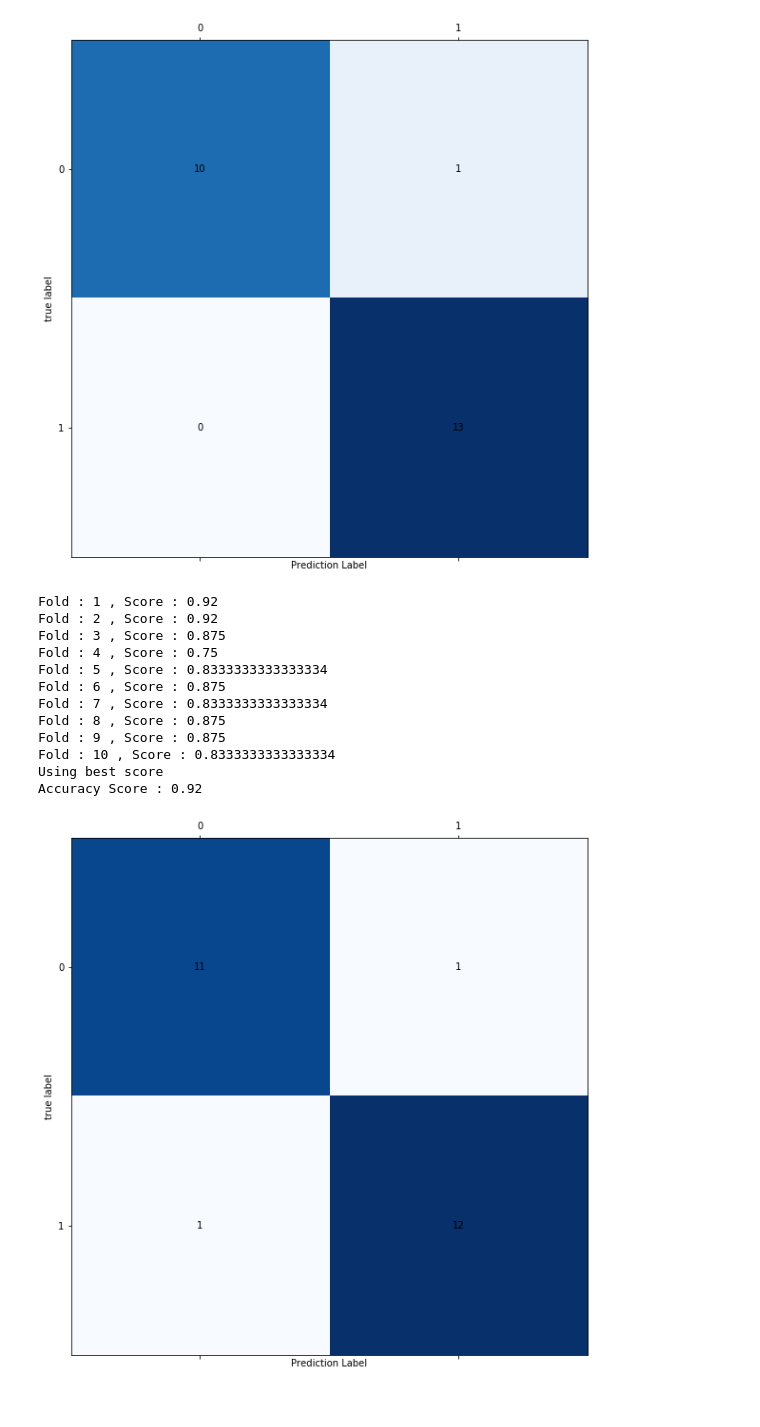
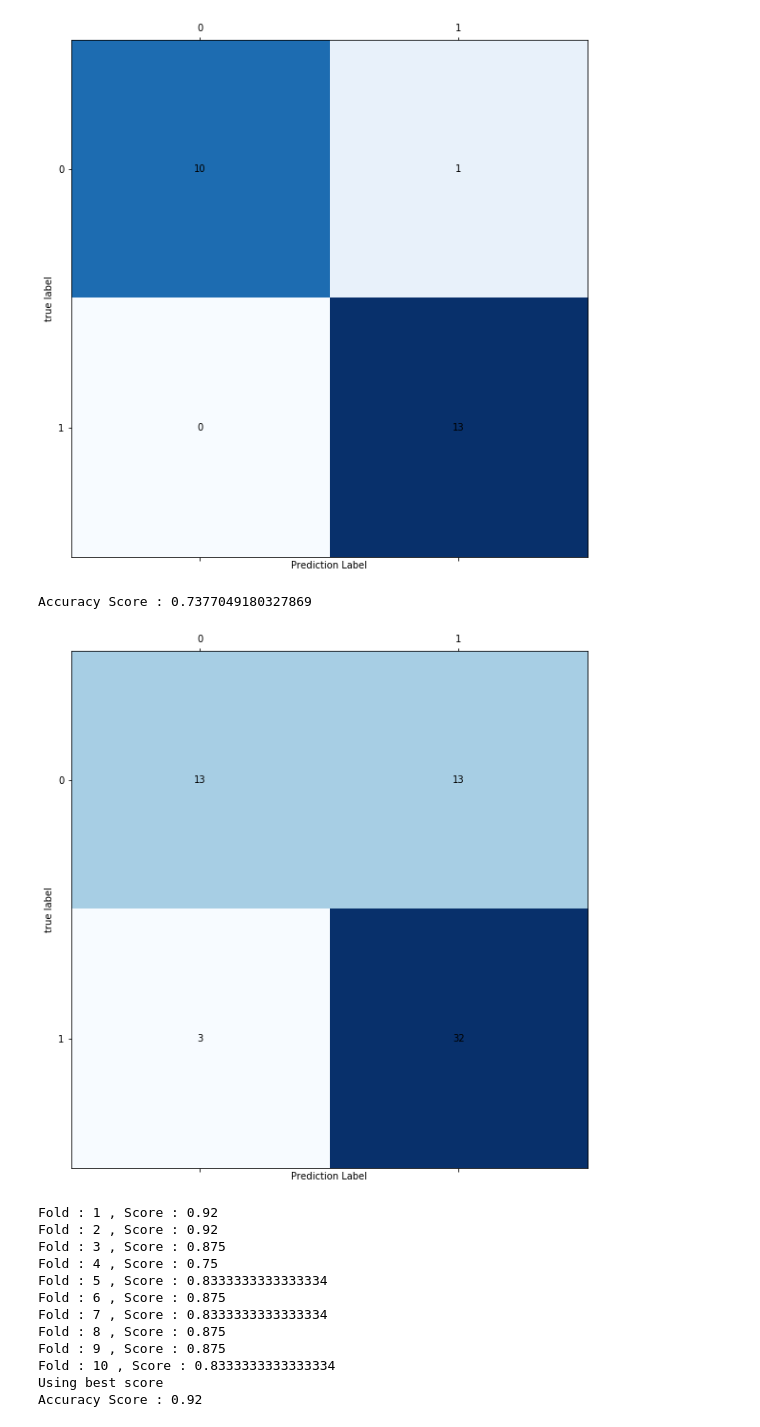
Before and after one commit to MusaTamzid05/ThesisModels, a Jupyter notebook: heat-attack-prediction/Prototype-4(Data_Spliting).ipynb, the cells around one changed output. Saved outputs shown, nothing was run; the diff lists cells and outputs as text; code cells hidden in the pictures.

```diff
--- a/heat-attack-prediction/Prototype-4(Data_Spliting).ipynb
+++ b/heat-attack-prediction/Prototype-4(Data_Spliting).ipynb
@@ -338,23 +338,24 @@ Accuracy Score : 0.9583333333333334
 # %%
 from sklearn import svm
 support_vector_machine  = svm.SVC(gamma='scale')
 support_vector_machine.fit(strat_train_X_std_lda, strat_train_y)
 predictions = neigh.predict(strat_test_X_std_lda)
 
 
-show_classifier_result( , strat_test_X_std_lda , strat_test_y)
+show_classifier_result(support_vector_machine , strat_test_X_std_lda , strat_test_y)
 test_stratified_fold(support_vector_machine  , strat_train_X_std_lda , strat_train_y , 10)
 # %% [output]
-Fold : 1 , Score : 0.92
-Fold : 2 , Score : 0.92
-Fold : 3 , Score : 0.875
-Fold : 4 , Score : 0.75
-Fold : 5 , Score : 0.8333333333333334
-Fold : 6 , Score : 0.875
-Fold : 7 , Score : 0.8333333333333334
-Fold : 8 , Score : 0.875
-Fold : 9 , Score : 0.875
-Fold : 10 , Score : 0.8333333333333334
-Using best score
-Accuracy Score : 0.92
+Accuracy Score : 0.7377049180327869
-[figure, old version]
+[figure, new version]
+Fold : 1 , Score : 0.92
+Fold : 2 , Score : 0.92
+Fold : 3 , Score : 0.875
+Fold : 4 , Score : 0.75
+Fold : 5 , Score : 0.8333333333333334
+Fold : 6 , Score : 0.875
+Fold : 7 , Score : 0.8333333333333334
+Fold : 8 , Score : 0.875
+Fold : 9 , Score : 0.875
+Fold : 10 , Score : 0.8333333333333334
+Using best score
+Accuracy Score : 0.92
```
Also changed, not shown: parts of 1 cell of this notebook.
